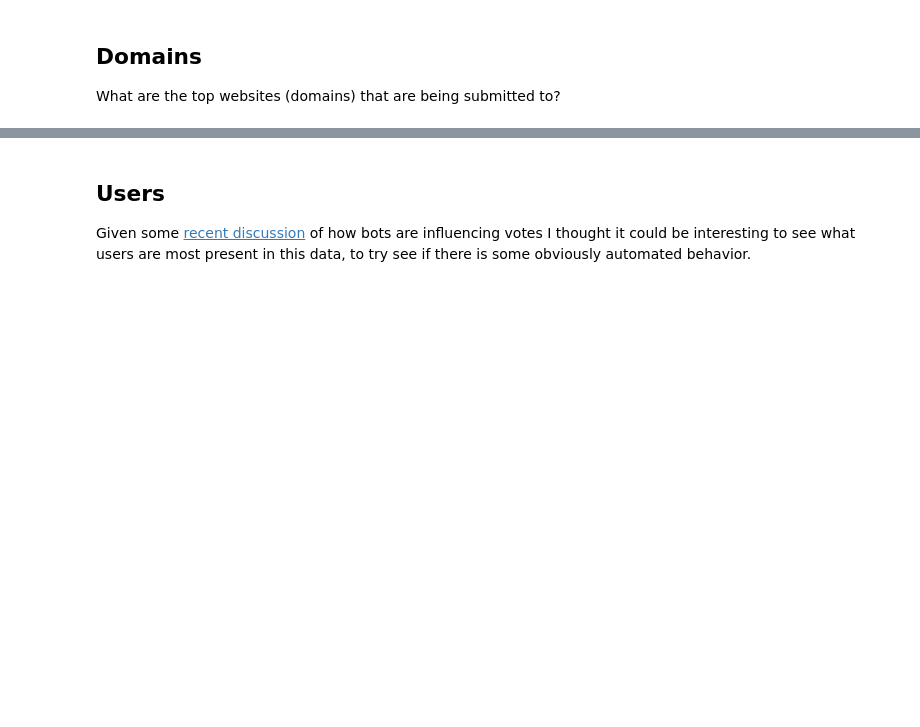
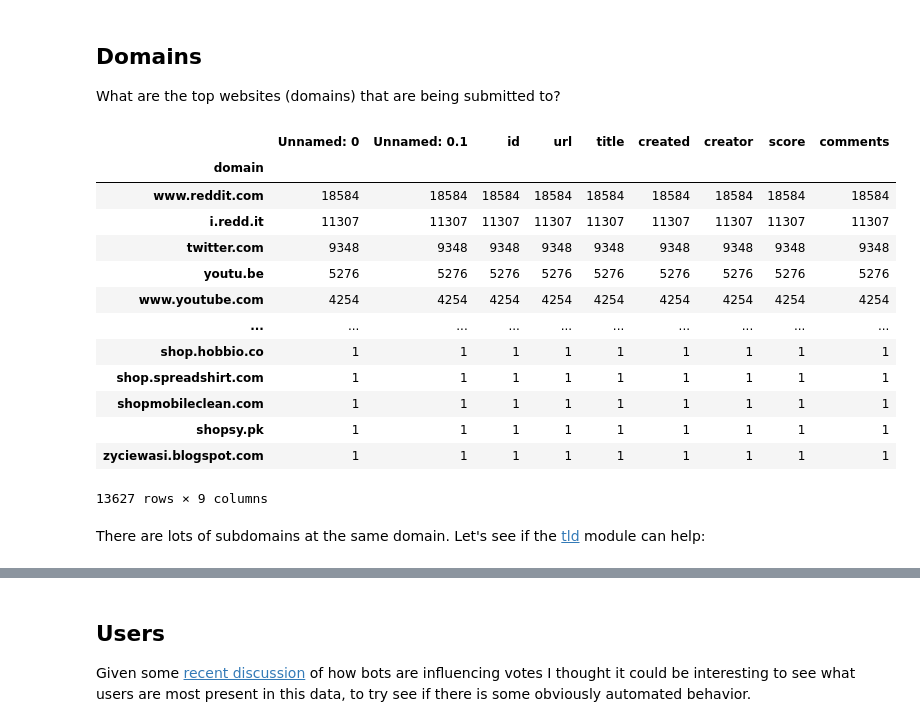
Before and after one commit to edsu/iipc-covid19, a Jupyter notebook: Reddit.ipynb, the cells around one changed output, grey strips where cells are left out. Drawn from its saved outputs; the diff is of its cells as text; code cells hidden in the pictures; blank space fills up the shorter version.

```diff
--- a/Reddit.ipynb
+++ b/Reddit.ipynb
@@ -299,3 +300,25 @@ altair.Chart(posts_by_hour.reset_index(), title="Coronavirus Subreddit Posts", w
 ## Domains
 
 What are the top websites (domains) that are being submitted to?
+# %%
+from urllib.parse import urlparse
+
+reddit['domain'] = reddit['url'].map(lambda u: urlparse(u).netloc)
+reddit.groupby('domain').count().sort_values('id', ascending=False)
+# %% [output]
+|  | Unnamed: 0 | Unnamed: 0.1 | id | url | title | created | creator | score | comments |
+| domain |  |  |  |  |  |  |  |  |  |
+| www.reddit.com | 18584 | 18584 | 18584 | 18584 | 18584 | 18584 | 18584 | 18584 | 18584 |
+| i.redd.it | 11307 | 11307 | 11307 | 11307 | 11307 | 11307 | 11307 | 11307 | 11307 |
+| twitter.com | 9348 | 9348 | 9348 | 9348 | 9348 | 9348 | 9348 | 9348 | 9348 |
+| youtu.be | 5276 | 5276 | 5276 | 5276 | 5276 | 5276 | 5276 | 5276 | 5276 |
+| www.youtube.com | 4254 | 4254 | 4254 | 4254 | 4254 | 4254 | 4254 | 4254 | 4254 |
+| ... | ... | ... | ... | ... | ... | ... | ... | ... | ... |
+| shop.hobbio.co | 1 | 1 | 1 | 1 | 1 | 1 | 1 | 1 | 1 |
+| shop.spreadshirt.com | 1 | 1 | 1 | 1 | 1 | 1 | 1 | 1 | 1 |
+| shopmobileclean.com | 1 | 1 | 1 | 1 | 1 | 1 | 1 | 1 | 1 |
+| shopsy.pk | 1 | 1 | 1 | 1 | 1 | 1 | 1 | 1 | 1 |
+| zyciewasi.blogspot.com | 1 | 1 | 1 | 1 | 1 | 1 | 1 | 1 | 1 |
+13627 rows × 9 columns
+# %% [markdown]
+There are lots of subdomains at the same domain. Let's see if the [tld](https://pypi.org/project/tld/) module can help:
```
Also changed, not shown: parts of 10 cells of this notebook, 7 other files.
